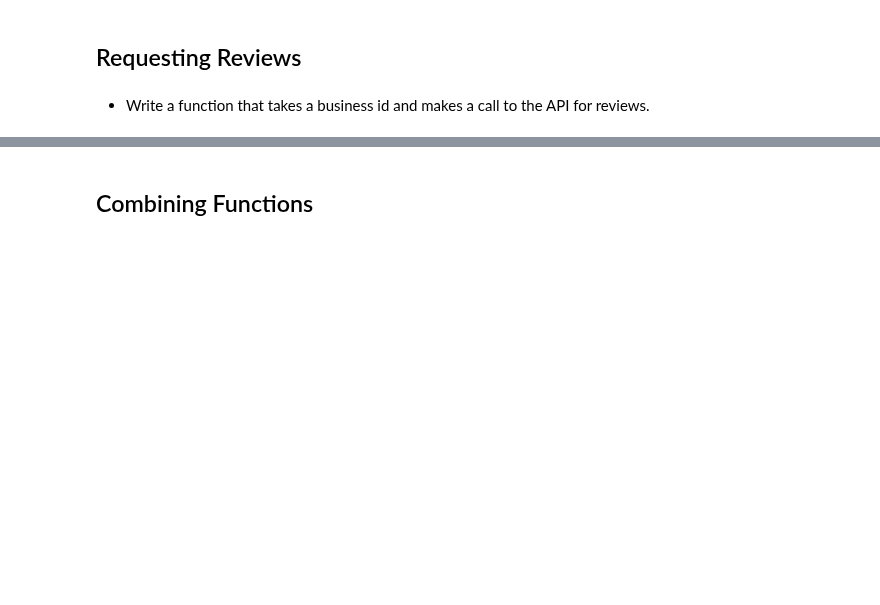
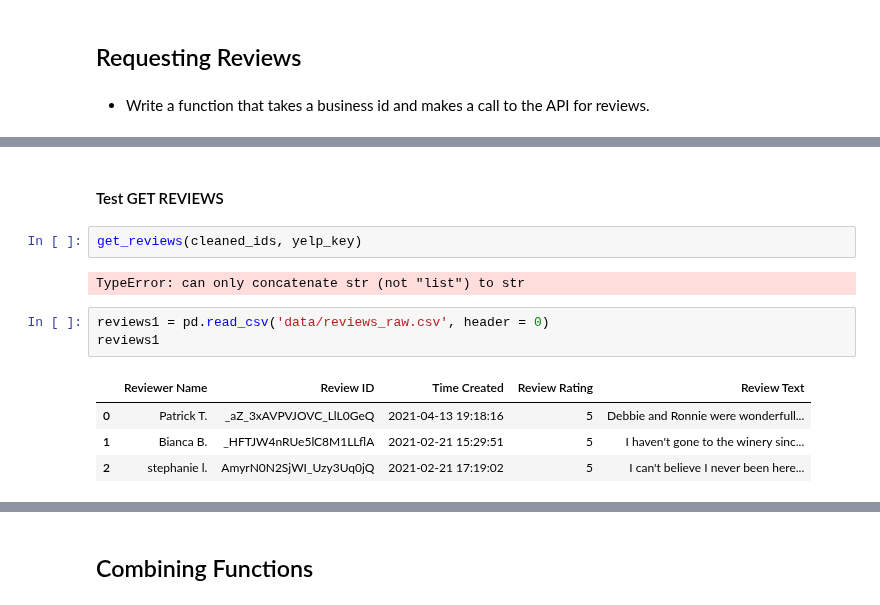
Before and after one commit to pleasecallmejax/Phase-1-Project, a Jupyter notebook: Data_Acquisition_Process.ipynb, the cells around one changed output, grey strips where cells are left out. Cells and saved outputs as stored; diff of their text form; blank space fills up the shorter version.

Commit message:
Working on updating reviews

```diff
--- a/Data_Acquisition_Process.ipynb
+++ b/Data_Acquisition_Process.ipynb
@@ -878,0 +548,14 @@ df_reviews
+# %% [markdown]
+#### Test GET REVIEWS
+# %%
+get_reviews(cleaned_ids, yelp_key)
+# %% [output]
+TypeError: can only concatenate str (not "list") to str
+# %%
+reviews1 = pd.read_csv('data/reviews_raw.csv', header = 0)
+reviews1
+# %% [output]
+|  | Reviewer Name | Review ID | Time Created | Review Rating | Review Text |
+| 0 | Patrick T. | _aZ_3xAVPVJOVC_LlL0GeQ | 2021-04-13 19:18:16 | 5 | Debbie and Ronnie were wonderfull... |
+| 1 | Bianca B. | _HFTJW4nRUe5lC8M1LLflA | 2021-02-21 15:29:51 | 5 | I haven't gone to the winery sinc... |
+| 2 | stephanie l. | AmyrN0N2SjWI_Uzy3Uq0jQ | 2021-02-21 17:19:02 | 5 | I can't believe I never been here... |
```
Also changed, not shown: parts of 99 cells of this notebook, 3 other files.
